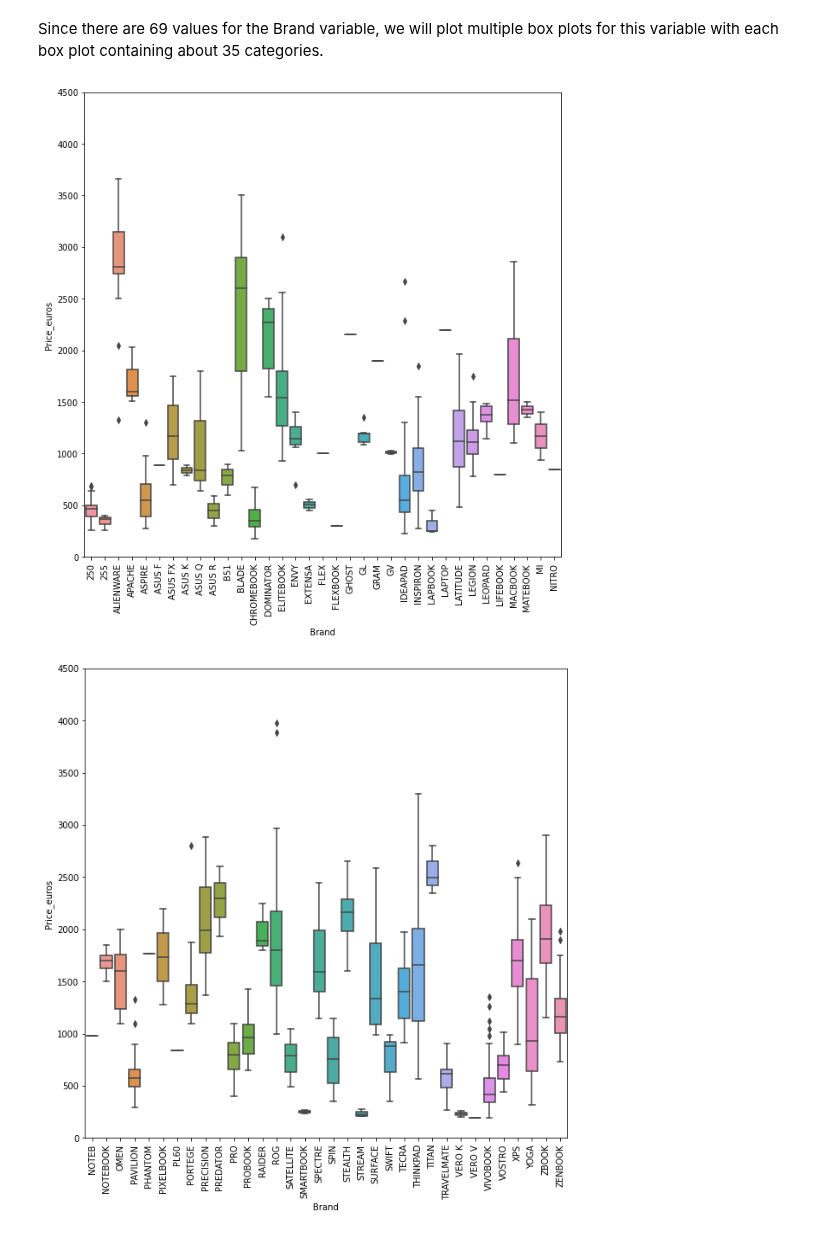
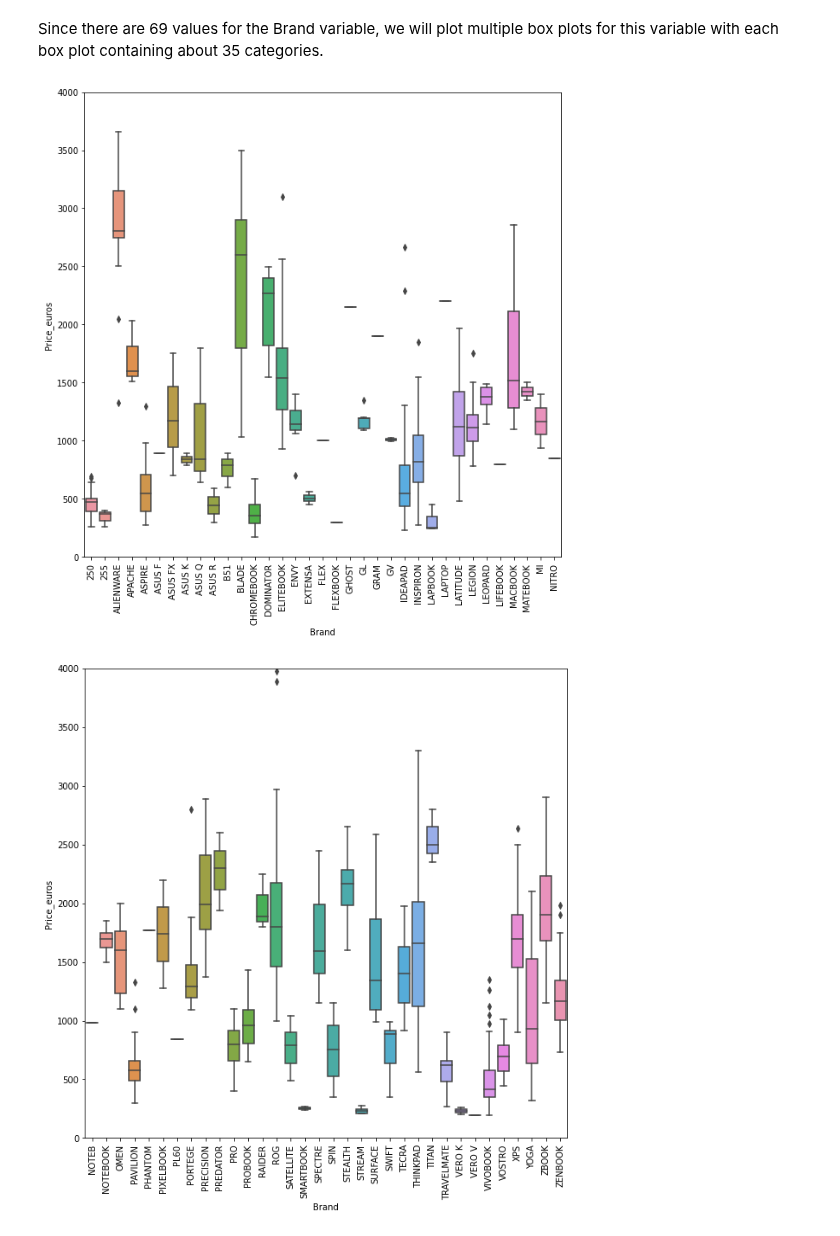
Before and after one commit to ryan-ferns/project_laptop_prices, a Jupyter notebook: laptop-prices-project.ipynb, the cells around one changed output. Drawn from its saved outputs; the diff is of its cells as text; code cells hidden in the pictures.

```diff
--- a/laptop-prices-project.ipynb
+++ b/laptop-prices-project.ipynb
@@ -2970,12 +3078,12 @@ each box plot containing about 35 categories.
 # %%
 for i in list(range(0, 69, 35)):
     f, ax = plt.subplots(figsize=(10, 10))
     fig = sns.boxplot(x='Brand',
                       y='Price_euros',
                       data=train,
                       order=brands_train[i:(i+35)])
     plt.xticks(rotation=90)
-    plt.ylim(0, 4500)
+    plt.ylim(0, 4000)
 # %% [output]
-[figure, old version]
+[figure, new version]
-[figure, old version]
+[figure, new version]
```
Also changed, not shown: parts of 26 cells of this notebook.
